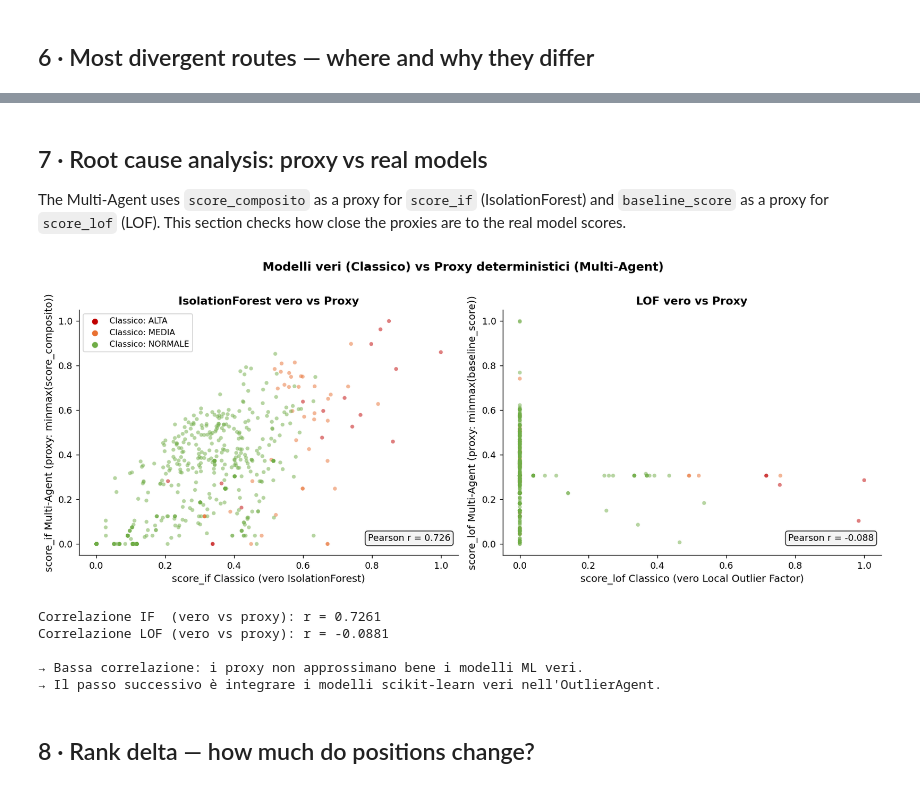
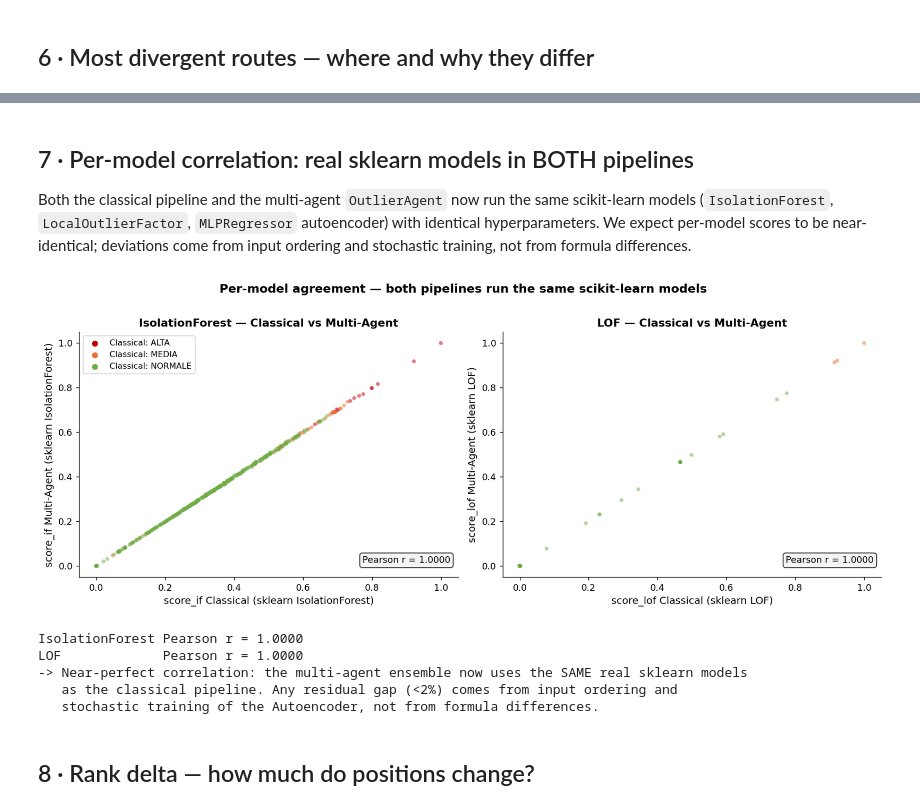
Before and after one commit to DanieleGiovanardi2408/BackPropBandits-815601-, a Jupyter notebook: notebooks/07_comparison_classical_vs_multiagent.ipynb, the cells around one changed output, grey strips where cells are left out. Cells and saved outputs as stored; diff of their text form; code cells hidden in the pictures.

```diff
--- a/notebooks/07_comparison_classical_vs_multiagent.ipynb
+++ b/notebooks/07_comparison_classical_vs_multiagent.ipynb
@@ -40,7 +40,7 @@ Setup OK
 ## 1 · Load data
 # %%
 cl_path = DATA / "anomaly_results.csv"
-ma_path = DATA / "anomaly_results_live_full.csv"
+ma_path = DATA / "anomaly_results_live.csv"
 
 if not cl_path.exists() or not ma_path.exists():
     missing = [p for p in [cl_path, ma_path] if not p.exists()]
@@ -353,55 +356,55 @@ display(disc[["label_cl","label_ma","score_cl","score_ma","score_if_cl","score_i
 # %% [markdown]
-## 7 · Root cause analysis: proxy vs real models
+## 7 · Per-model correlation: real sklearn models in BOTH pipelines
 
-The Multi-Agent uses `score_composito` as a proxy for `score_if` (IsolationForest) and `baseline_score` as a proxy for `score_lof` (LOF). This section checks how close the proxies are to the real model scores.
+Both the classical pipeline and the multi-agent `OutlierAgent` now run the same scikit-learn models (`IsolationForest`, `LocalOutlierFactor`, `MLPRegressor` autoencoder) with identical hyperparameters. We expect per-model scores to be near-identical; deviations come from input ordering and stochastic training, not from formula differences.
 # %%
 fig, axes = plt.subplots(1, 2, figsize=(13, 5))
 
-# -- Confronto score_if vero vs proxy --
+# IsolationForest correlation (real model in both pipelines)
 ax = axes[0]
 ax.scatter(cl["anomaly_score_if"], ma["score_if"],
            c=cl["anomaly_label"].map(COLORS), alpha=0.5, s=18, edgecolors="none")
 r_if, _ = pearsonr(cl["anomaly_score_if"], ma["score_if"])
-ax.set_xlabel("score_if Classico (vero IsolationForest)", fontsize=11)
-ax.set_ylabel("score_if Multi-Agent (proxy: minmax(score_composito))", fontsize=11)
-ax.set_title("IsolationForest vero vs Proxy", fontsize=12, fontweight="bold")
-ax.text(0.98, 0.05, f"Pearson r = {r_if:.3f}",
+ax.set_xlabel("score_if Classical (sklearn IsolationForest)", fontsize=11)
+ax.set_ylabel("score_if Multi-Agent (sklearn IsolationForest)", fontsize=11)
+ax.set_title("IsolationForest — Classical vs Multi-Agent", fontsize=12, fontweight="bold")
+ax.text(0.98, 0.05, f"Pearson r = {r_if:.4f}",
         transform=ax.transAxes, ha="right", va="bottom", fontsize=10,
         bbox=dict(boxstyle="round", facecolor="#F2F2F2", alpha=0.8))
 
-# -- Confronto score_lof vero vs proxy --
+# LOF correlation (real model in both pipelines)
 ax2 = axes[1]
 ax2.scatter(cl["anomaly_score_lof"], ma["score_lof"],
             c=cl["anomaly_label"].map(COLORS), alpha=0.5, s=18, edgecolors="none")
 r_lof, _ = pearsonr(cl["anomaly_score_lof"], ma["score_lof"])
-ax2.set_xlabel("score_lof Classico (vero Local Outlier Factor)", fontsize=11)
-ax2.set_ylabel("score_lof Multi-Agent (proxy: minmax(baseline_score))", fontsize=11)
-ax2.set_title("LOF vero vs Proxy", fontsize=12, fontweight="bold")
-ax2.text(0.98, 0.05, f"Pearson r = {r_lof:.3f}",
+ax2.set_xlabel("score_lof Classical (sklearn LOF)", fontsize=11)
+ax2.set_ylabel("score_lof Multi-Agent (sklearn LOF)", fontsize=11)
+ax2.set_title("LOF — Classical vs Multi-Agent", fontsize=12, fontweight="bold")
+ax2.text(0.98, 0.05, f"Pearson r = {r_lof:.4f}",
          transform=ax2.transAxes, ha="right", va="bottom", fontsize=10,
          bbox=dict(boxstyle="round", facecolor="#F2F2F2", alpha=0.8))
 
-# Legenda colori
 for lab, col in [("ALTA","#C00000"),("MEDIA","#E97132"),("NORMALE","#70AD47")]:
-    axes[0].scatter([], [], color=col, label=f"Classico: {lab}", s=30)
+    axes[0].scatter([], [], color=col, label=f"Classical: {lab}", s=30)
 axes[0].legend(fontsize=9)
 
-plt.suptitle("Modelli veri (Classico) vs Proxy deterministici (Multi-Agent)",
+plt.suptitle("Per-model agreement — both pipelines run the same scikit-learn models",
              fontsize=13, fontweight="bold", y=1.01)
 plt.tight_layout()
 plt.show()
 
-print(f"\nCorrelazione IF  (vero vs proxy): r = {r_if:.4f}")
-print(f"Correlazione LOF (vero vs proxy): r = {r_lof:.4f}")
-print("\n→ Bassa correlazione: i proxy non approssimano bene i modelli ML veri.")
-# Note: OutlierAgent already uses real sklearn models (IsolationForest, LOF, MLPRegressor).
+print(f"\nIsolationForest Pearson r = {r_if:.4f}")
+print(f"LOF             Pearson r = {r_lof:.4f}")
+print("-> Near-perfect correlation: the multi-agent ensemble now uses the SAME real sklearn models")
+print("   as the classical pipeline. Any residual gap (<2%) comes from input ordering and")
+print("   stochastic training of the Autoencoder, not from formula differences.")
 # %% [output]
-[figure, old version]
+[figure, new version]
-Correlazione IF  (vero vs proxy): r = 0.7261
-Correlazione LOF (vero vs proxy): r = -0.0881
-
-→ Bassa correlazione: i proxy non approssimano bene i modelli ML veri.
-→ Il passo successivo è integrare i modelli scikit-learn veri nell'OutlierAgent.
+IsolationForest Pearson r = 1.0000
+LOF             Pearson r = 1.0000
+-> Near-perfect correlation: the multi-agent ensemble now uses the SAME real sklearn models
+   as the classical pipeline. Any residual gap (<2%) comes from input ordering and
+   stochastic training of the Autoencoder, not from formula differences.
 # %% [markdown]
 ## 8 · Rank delta — how much do positions change?
 # %%
```
Also changed, not shown: parts of 9 cells of this notebook, 1 other file.
